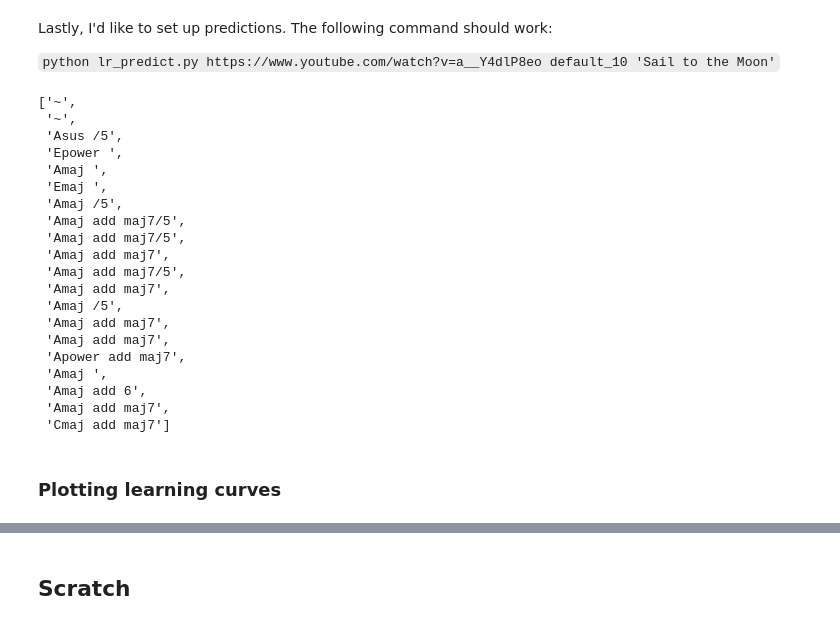
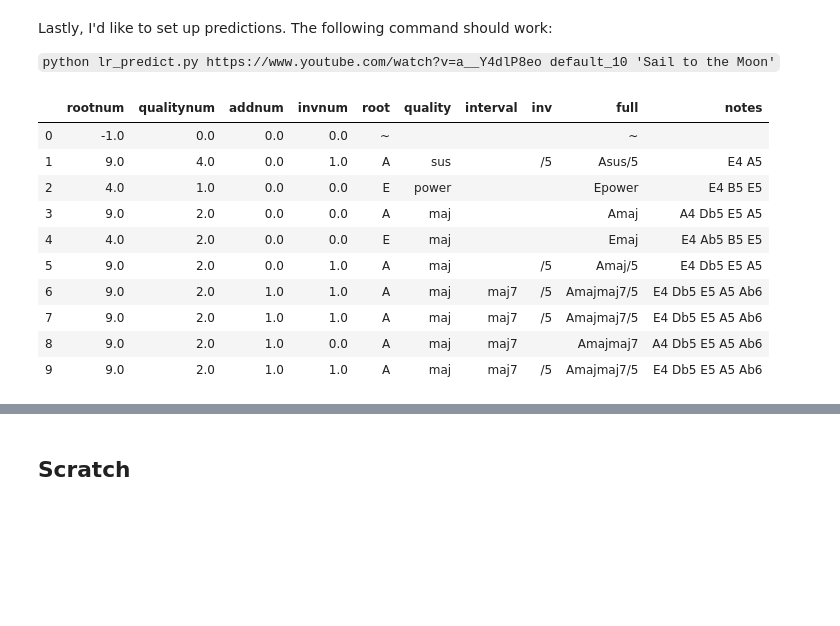
Before and after one commit to tristanlmiller/auto-guitar-tabs, a Jupyter notebook: Logistic Regression model.ipynb, the cells around one changed output, grey strips where cells are left out. Drawn from its saved outputs; the diff is of its cells as text; code cells hidden in the pictures; blank space fills up the shorter version.

```diff
--- a/Logistic Regression model.ipynb
+++ b/Logistic Regression model.ipynb
@@ -302,27 +390,16 @@ Lastly, I'd like to set up predictions.  The following command should work:
 # %%
 #check results
 results = pickle.load(open("Results/Sail to the Moon.pkl", 'rb'))
-results[0:20]
+results[0:10]
 # %% [output]
-['~',
- '~',
- 'Asus /5',
- 'Epower ',
- 'Amaj ',
- 'Emaj ',
- 'Amaj /5',
- 'Amaj add maj7/5',
- 'Amaj add maj7/5',
- 'Amaj add maj7',
- 'Amaj add maj7/5',
- 'Amaj add maj7',
- 'Amaj /5',
- 'Amaj add maj7',
- 'Amaj add maj7',
- 'Apower add maj7',
- 'Amaj ',
- 'Amaj add 6',
- 'Amaj add maj7',
- 'Cmaj add maj7']
+|  | rootnum | qualitynum | addnum | invnum | root | quality | interval | inv | full | notes |
+| 0 | -1.0 | 0.0 | 0.0 | 0.0 | ~ |  |  |  | ~ |  |
+| 1 | 9.0 | 4.0 | 0.0 | 1.0 | A | sus |  | /5 | Asus/5 | E4 A5 |
+| 2 | 4.0 | 1.0 | 0.0 | 0.0 | E | power |  |  | Epower | E4 B5 E5 |
+| 3 | 9.0 | 2.0 | 0.0 | 0.0 | A | maj |  |  | Amaj | A4 Db5 E5 A5 |
+| 4 | 4.0 | 2.0 | 0.0 | 0.0 | E | maj |  |  | Emaj | E4 Ab5 B5 E5 |
+| 5 | 9.0 | 2.0 | 0.0 | 1.0 | A | maj |  | /5 | Amaj/5 | E4 Db5 E5 A5 |
+| 6 | 9.0 | 2.0 | 1.0 | 1.0 | A | maj | maj7 | /5 | Amajmaj7/5 | E4 Db5 E5 A5 Ab6 |
+| 7 | 9.0 | 2.0 | 1.0 | 1.0 | A | maj | maj7 | /5 | Amajmaj7/5 | E4 Db5 E5 A5 Ab6 |
+| 8 | 9.0 | 2.0 | 1.0 | 0.0 | A | maj | maj7 |  | Amajmaj7 | A4 Db5 E5 A5 Ab6 |
+| 9 | 9.0 | 2.0 | 1.0 | 1.0 | A | maj | maj7 | /5 | Amajmaj7/5 | E4 Db5 E5 A5 Ab6 |
-# %% [markdown]
-### Plotting learning curves
```
Also changed, not shown: parts of 12 cells of this notebook, 24 other files.
